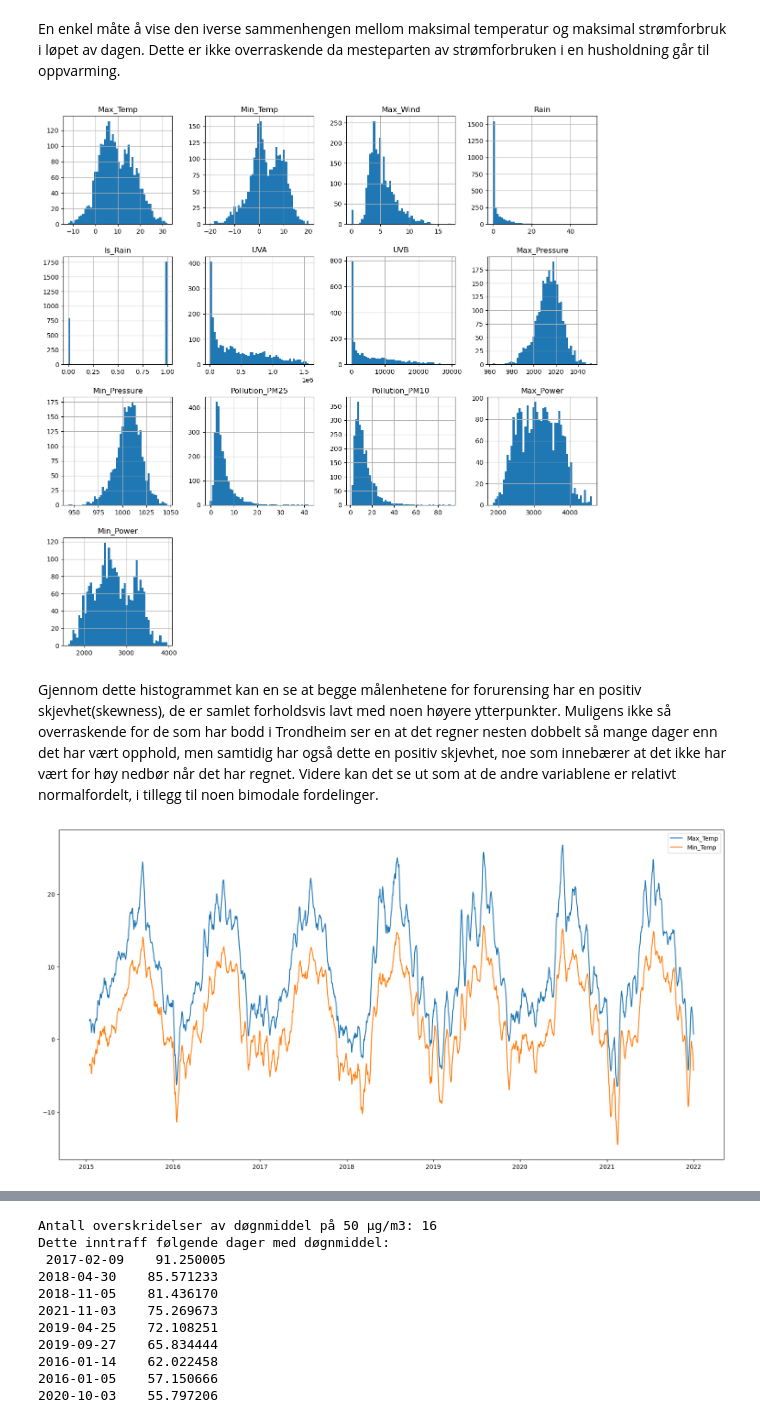
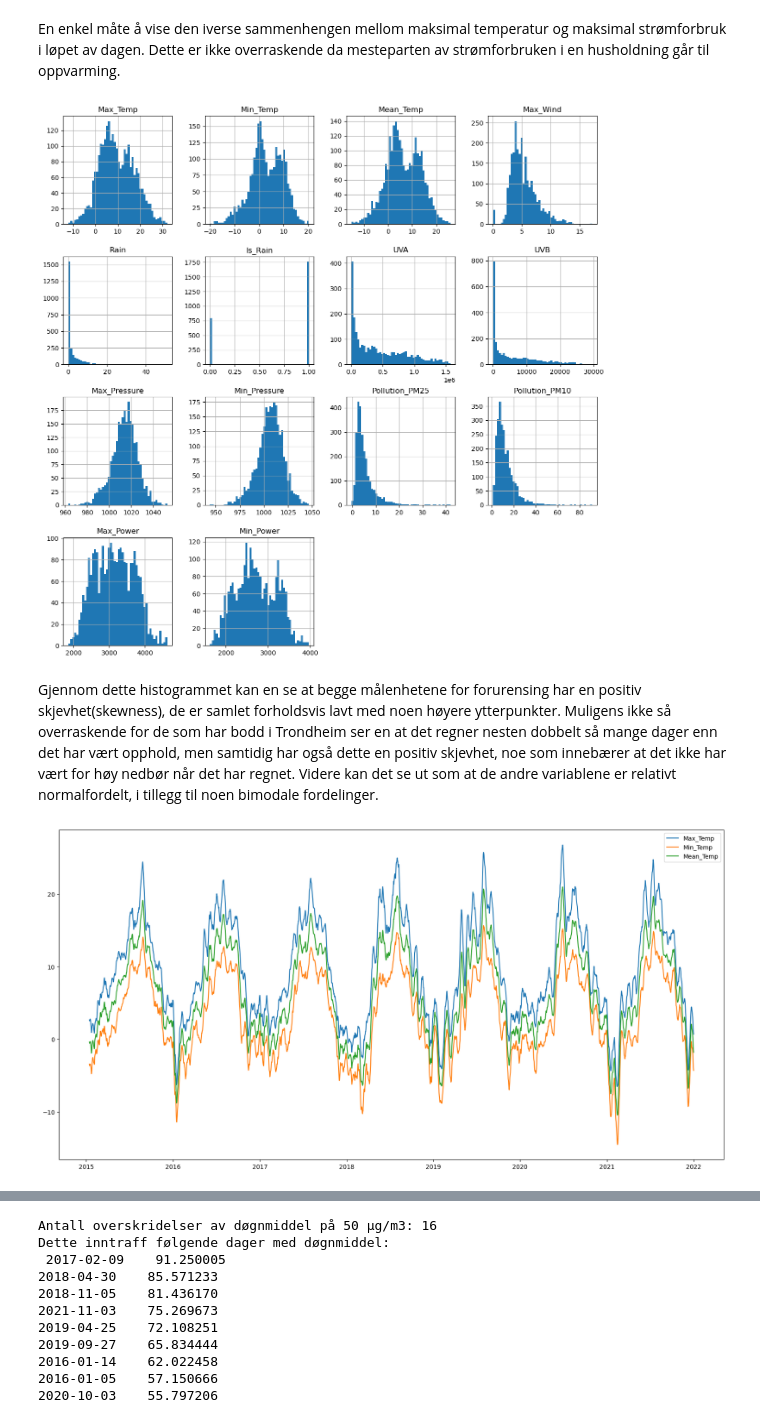
Before and after one commit to vrognaas/MET2010_Prosjektoppgave, a Jupyter notebook: Prosjektoppgave.ipynb, the cells around one changed output, grey strips where cells are left out. Drawn from its saved outputs; the diff is of its cells as text; code cells hidden in the pictures.

```diff
--- a/Prosjektoppgave.ipynb
+++ b/Prosjektoppgave.ipynb
@@ -68,0 +71,4 @@ memory usage: 139.8+ KB
+# %%
+mean_temp = (weather["Max_Temp"]+weather["Min_Temp"])/2
+# %%
+weather.insert(4, "Mean_Temp", mean_temp)
@@ -222,16 +230,18 @@ En enkel måte å vise den iverse sammenhengen mellom maksimal temperatur og mak
 weather_power.hist(bins=50, figsize=(15,15))
 plt.show()
 # %% [output]
-[figure, old version]
+[figure, new version]
 # %% [markdown]
 Gjennom dette histogrammet kan en se at begge målenhetene for forurensing har en positiv skjevhet(skewness), de er samlet forholdsvis lavt med noen høyere ytterpunkter. Muligens ikke så overraskende for de som har bodd i Trondheim ser en at det regner nesten dobbelt så mange dager enn det har vært opphold, men samtidig har også dette en positiv skjevhet, noe som innebærer at det ikke har vært for høy nedbør når det har regnet. Videre kan det se ut som at de andre variablene er relativt normalfordelt, i tillegg til noen bimodale fordelinger.
 # %%
 weather_power.Max_Temp.rolling(14).mean().plot(figsize=(20,10))
 weather_power.Min_Temp.rolling(14).mean().plot()
+weather_power.Mean_Temp.rolling(14).mean().plot()
+
 plt.legend()
 plt.show()
 # %% [output]
-[figure, old version]
+[figure, new version]
 # %%
 weather_power.describe().transpose()
 # %% [output]
```
Also changed, not shown: parts of 13 cells of this notebook, 1 other file.
